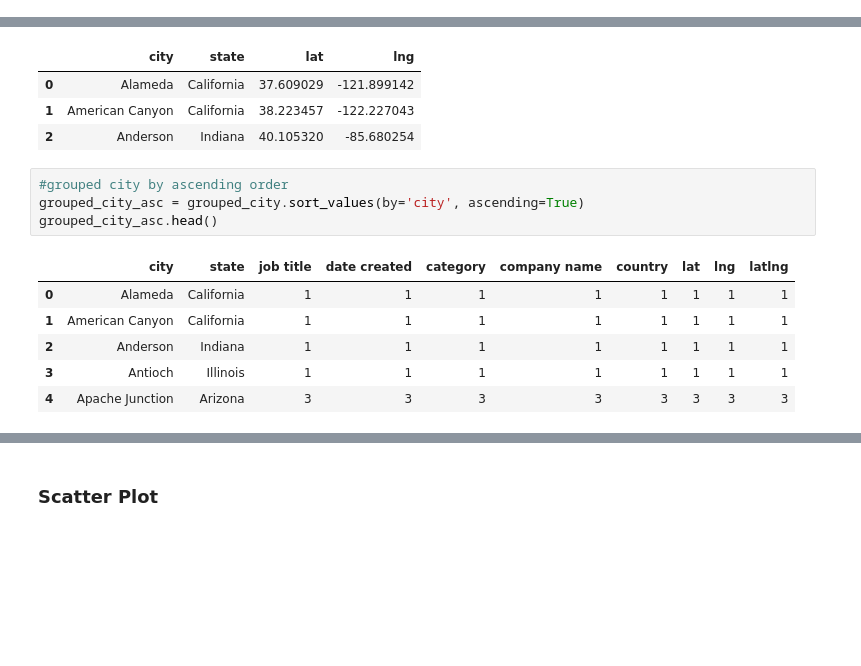
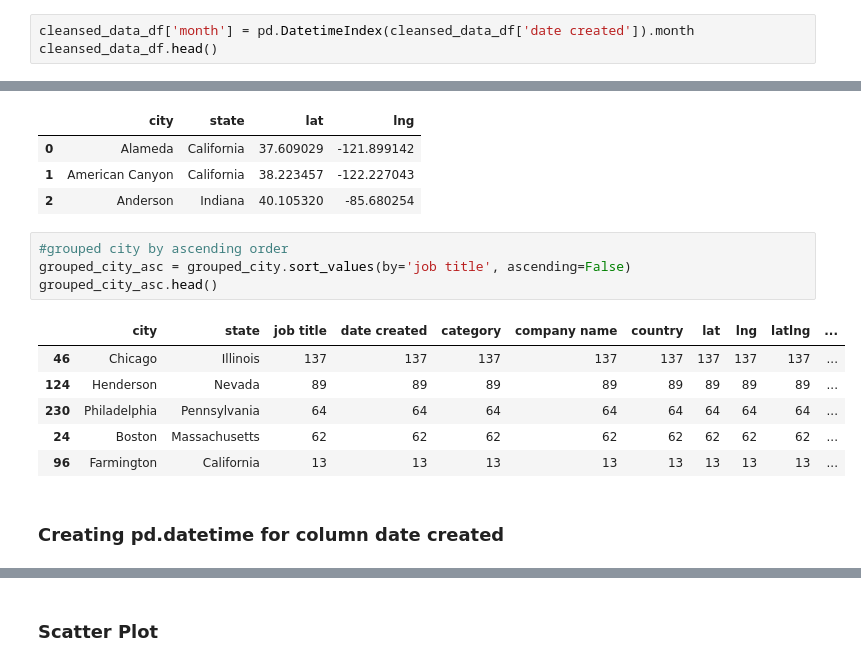
Before and after one commit to jmitterh/ProjectOnePyBootCamp, a Jupyter notebook: notebooks/JP_Visualization.ipynb, the cells around one changed output, grey strips where cells are left out. Drawn from its saved outputs; the diff is of its cells as text; blank space fills up the shorter version.

```diff
--- a/notebooks/JP_Visualization.ipynb
+++ b/notebooks/JP_Visualization.ipynb
@@ -47,0 +64,3 @@ cleansed_data_df.head()
+# %%
+cleansed_data_df['month'] = pd.DatetimeIndex(cleansed_data_df['date created']).month
+cleansed_data_df.head()
@@ -215,12 +383,14 @@ city_csv_file.head(3)
 | 2 | Anderson | Indiana | 40.105320 | -85.680254 |
 # %%
 #grouped city by ascending order
-grouped_city_asc = grouped_city.sort_values(by='city', ascending=True)
+grouped_city_asc = grouped_city.sort_values(by='job title', ascending=False)
 grouped_city_asc.head()
 # %% [output]
-|  | city | state | job title | date created | category | company name | country | lat | lng | latlng |
-| 0 | Alameda | California | 1 | 1 | 1 | 1 | 1 | 1 | 1 | 1 |
-| 1 | American Canyon | California | 1 | 1 | 1 | 1 | 1 | 1 | 1 | 1 |
-| 2 | Anderson | Indiana | 1 | 1 | 1 | 1 | 1 | 1 | 1 | 1 |
-| 3 | Antioch | Illinois | 1 | 1 | 1 | 1 | 1 | 1 | 1 | 1 |
-| 4 | Apache Junction | Arizona | 3 | 3 | 3 | 3 | 3 | 3 | 3 | 3 |
+|  | city | state | job title | date created | category | company name | country | lat | lng | latlng | ... |
+| 46 | Chicago | Illinois | 137 | 137 | 137 | 137 | 137 | 137 | 137 | 137 | ... |
+| 124 | Henderson | Nevada | 89 | 89 | 89 | 89 | 89 | 89 | 89 | 89 | ... |
+| 230 | Philadelphia | Pennsylvania | 64 | 64 | 64 | 64 | 64 | 64 | 64 | 64 | ... |
+| 24 | Boston | Massachusetts | 62 | 62 | 62 | 62 | 62 | 62 | 62 | 62 | ... |
+| 96 | Farmington | California | 13 | 13 | 13 | 13 | 13 | 13 | 13 | 13 | ... |
+# %% [markdown]
+### Creating pd.datetime for column date created
```
Also changed, not shown: parts of 88 cells of this notebook, 36 other files.
